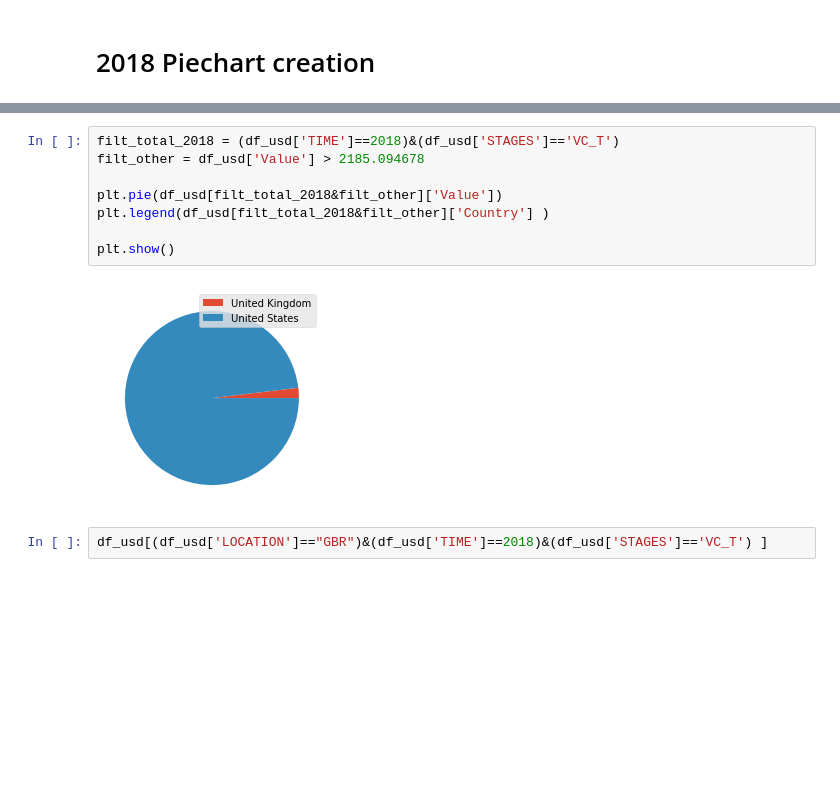
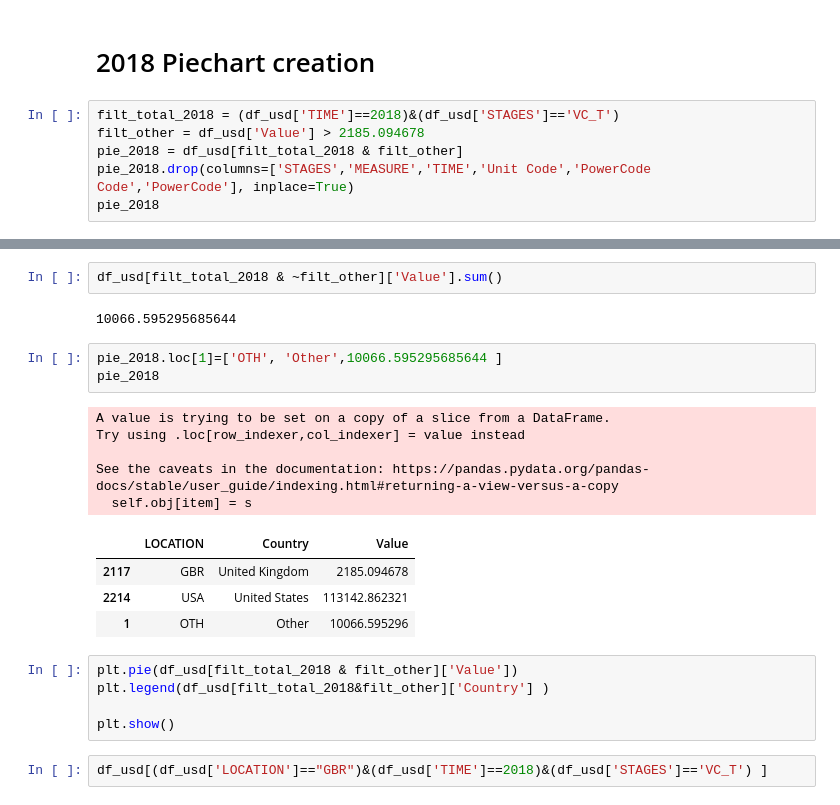
Before and after one commit to csd-oss/vc-investmemt, a Jupyter notebook: VC_Investment.ipynb, the cells around one changed output, grey strips where cells are left out. Cells and saved outputs as stored; diff of their text form; blank space fills up the shorter version.

Commit message:
created data needed for diagram

```diff
--- a/VC_Investment.ipynb
+++ b/VC_Investment.ipynb
@@ -89,2 +89,8 @@ plt.show()
 # %% [markdown]
 # 2018 Piechart creation
+# %%
+filt_total_2018 = (df_usd['TIME']==2018)&(df_usd['STAGES']=='VC_T')
+filt_other = df_usd['Value'] > 2185.094678
+pie_2018 = df_usd[filt_total_2018 & filt_other]
+pie_2018.drop(columns=['STAGES','MEASURE','TIME','Unit Code','PowerCode Code','PowerCode'], inplace=True)
+pie_2018
@@ -91,13 +105,25 @@ plt.show()
+# %%
+df_usd[filt_total_2018 & ~filt_other]['Value'].sum()
+# %% [output]
+10066.595295685644
+# %%
+pie_2018.loc[1]=['OTH', 'Other',10066.595295685644 ]
+pie_2018
+# %% [output]
+A value is trying to be set on a copy of a slice from a DataFrame.
+Try using .loc[row_indexer,col_indexer] = value instead
+
+See the caveats in the documentation: https://pandas.pydata.org/pandas-docs/stable/user_guide/indexing.html#returning-a-view-versus-a-copy
+  self.obj[item] = s
+|  | LOCATION | Country | Value |
+| 2117 | GBR | United Kingdom | 2185.094678 |
+| 2214 | USA | United States | 113142.862321 |
+| 1 | OTH | Other | 10066.595296 |
 # %%
-filt_total_2018 = (df_usd['TIME']==2018)&(df_usd['STAGES']=='VC_T')
-filt_other = df_usd['Value'] > 2185.094678
-
-plt.pie(df_usd[filt_total_2018&filt_other]['Value'])
+plt.pie(df_usd[filt_total_2018 & filt_other]['Value'])
 plt.legend(df_usd[filt_total_2018&filt_other]['Country'] )
 
 plt.show()
-# %% [output]
-[figure, removed]
 # %%
 df_usd[(df_usd['LOCATION']=="GBR")&(df_usd['TIME']==2018)&(df_usd['STAGES']=='VC_T') ]
 # %% [output]
```
Also changed, not shown: parts of 3 cells of this notebook.
